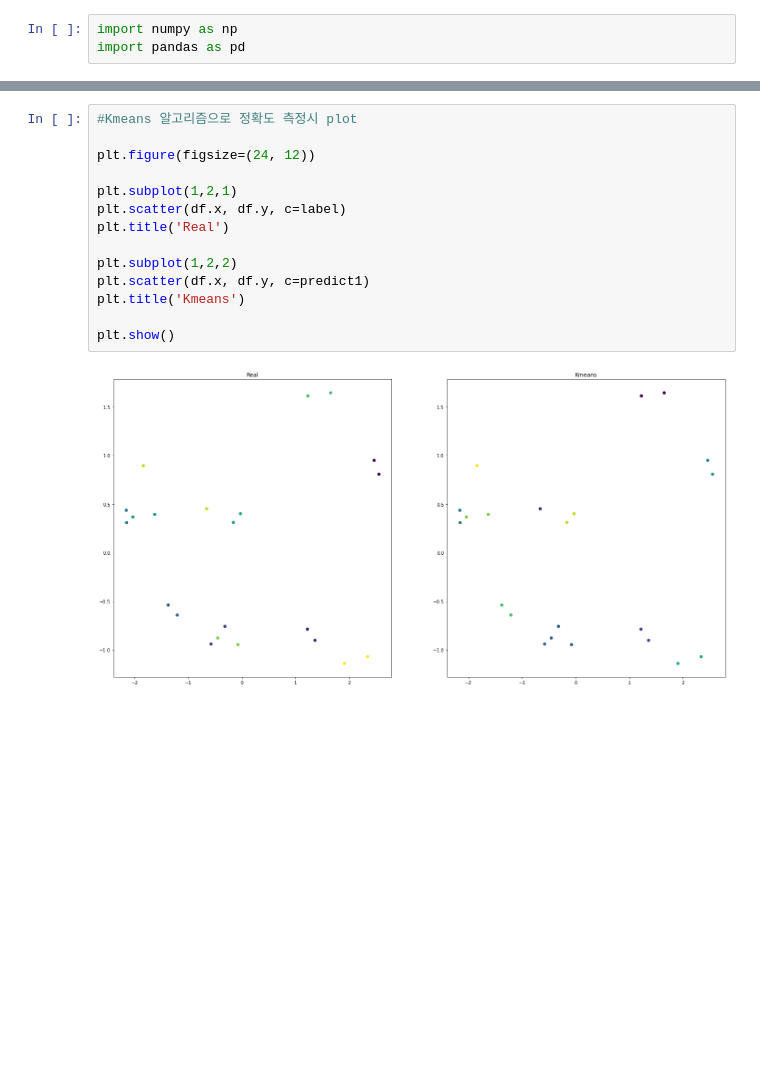
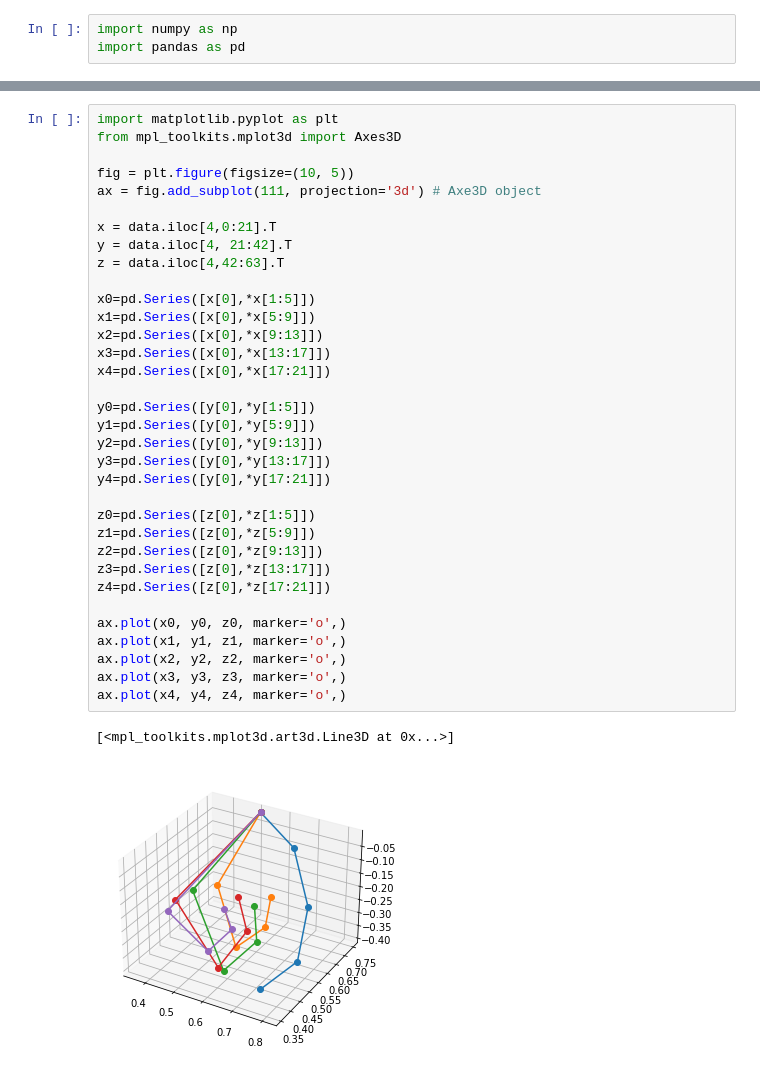
Before and after one commit to devwithpug/RandHand-Chat, a Jupyter notebook: mediaPipe/analysis2.ipynb, the cells around one changed output, grey strips where cells are left out. Drawn from its saved outputs; the diff is of its cells as text; blank space fills up the shorter version.

Commit message:
test: testing 2D image

```diff
--- a/mediaPipe/analysis2.ipynb
+++ b/mediaPipe/analysis2.ipynb
@@ -129,16 +25,37 @@ Name: vec0-1, dtype: float64
-# %%
-#Kmeans 알고리즘으로 정확도 측정시 plot
-
-plt.figure(figsize=(24, 12))
-
-plt.subplot(1,2,1)
-plt.scatter(df.x, df.y, c=label)
-plt.title('Real')
-
-plt.subplot(1,2,2)
-plt.scatter(df.x, df.y, c=predict1)
-plt.title('Kmeans')
-
-plt.show()
-# %% [output]
-[figure, removed]
+# %%
+import matplotlib.pyplot as plt
+from mpl_toolkits.mplot3d import Axes3D
+
+fig = plt.figure(figsize=(10, 5))
+ax = fig.add_subplot(111, projection='3d') # Axe3D object
+
+x = data.iloc[4,0:21].T
+y = data.iloc[4, 21:42].T
+z = data.iloc[4,42:63].T
+
+x0=pd.Series([x[0],*x[1:5]])
+x1=pd.Series([x[0],*x[5:9]])
+x2=pd.Series([x[0],*x[9:13]])
+x3=pd.Series([x[0],*x[13:17]])
+x4=pd.Series([x[0],*x[17:21]])
+
+y0=pd.Series([y[0],*y[1:5]])
+y1=pd.Series([y[0],*y[5:9]])
+y2=pd.Series([y[0],*y[9:13]])
+y3=pd.Series([y[0],*y[13:17]])
+y4=pd.Series([y[0],*y[17:21]])
+
+z0=pd.Series([z[0],*z[1:5]])
+z1=pd.Series([z[0],*z[5:9]])
+z2=pd.Series([z[0],*z[9:13]])
+z3=pd.Series([z[0],*z[13:17]])
+z4=pd.Series([z[0],*z[17:21]])
+
+ax.plot(x0, y0, z0, marker='o',)
+ax.plot(x1, y1, z1, marker='o',)
+ax.plot(x2, y2, z2, marker='o',)
+ax.plot(x3, y3, z3, marker='o',)
+ax.plot(x4, y4, z4, marker='o',)
+# %% [output]
+[<mpl_toolkits.mplot3d.art3d.Line3D at 0x...>]
+[figure, added]
```
Also changed, not shown: parts of 6 cells of this notebook.
